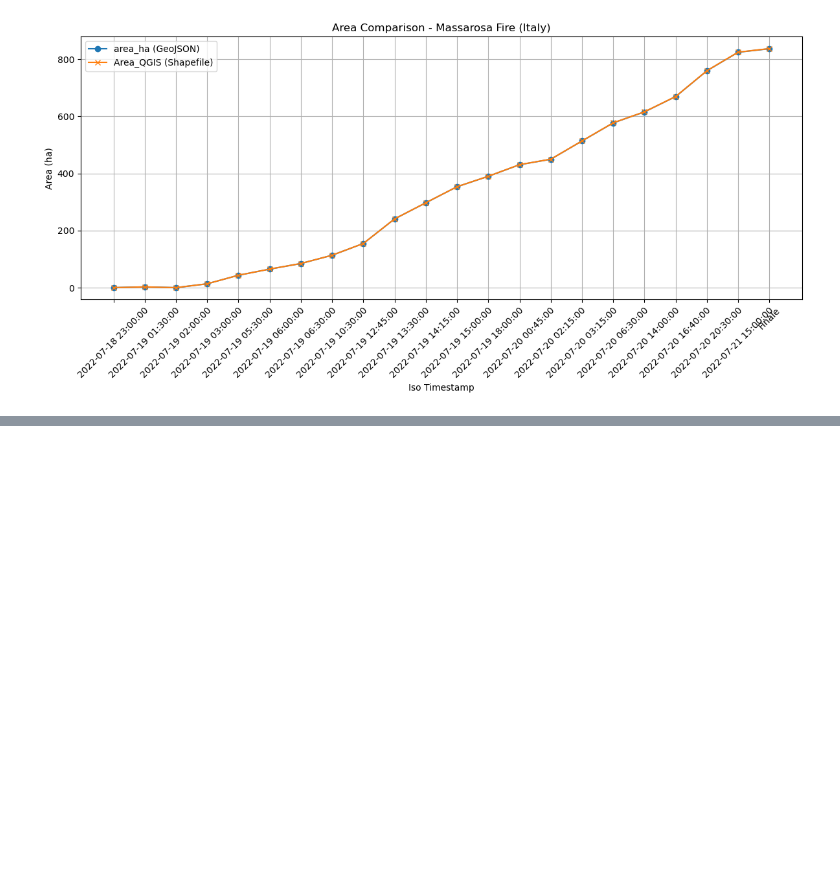
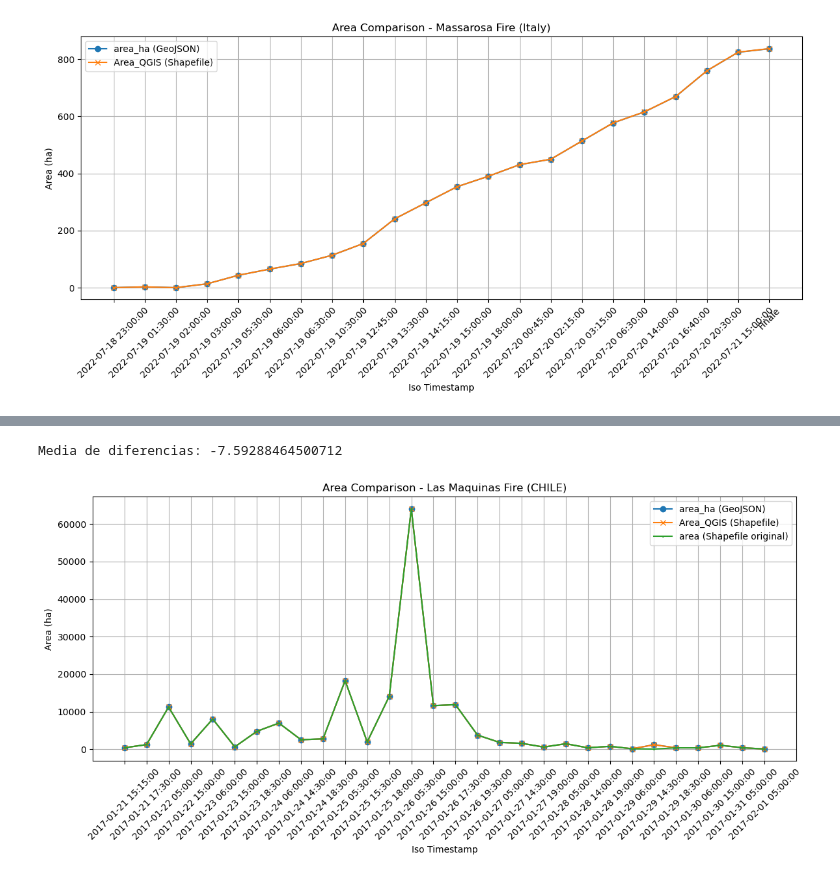
Before and after one commit to PAULA-OLI/Geo_Data_NERO, a Jupyter notebook: Mean_Area_Difference.ipynb, the cells around one changed output, grey strips where cells are left out. Drawn from its saved outputs; the diff is of its cells as text; code cells hidden in the pictures; blank space fills up the shorter version.

```diff
--- a/Mean_Area_Difference.ipynb
+++ b/Mean_Area_Difference.ipynb
@@ -298,0 +439,79 @@ See the caveats in the documentation: https://pandas.pydata.org/pandas-docs/stab
+# %%
+##### LAS MAQUINAS
+
+import geopandas as gpd
+import pandas as pd
+
+# Lee el shapefile
+gdf_shp = gpd.read_file("/home/polivera/Documents/NERO - Database/Chile/Las_Maquinas/Progression_Las_Maquinas_UTM19S.shp")
+
+# Lee el GeoJSON
+gdf_json = gpd.read_file("/home/polivera/Documents/NERO - Database/Reviews GeoJSONs/LasMaquinasFire_new2.geojson")
+
+
+# Convertir ambos atributos a datetime (errors='coerce' convierte 'uncertain'/'nan' en NaT en vez de fallar)
+gdf_shp['date_hour'] = pd.to_datetime(gdf_shp['date_hour'], errors='coerce')
+gdf_json['iso_timestamp'] = pd.to_datetime(gdf_json['iso_timestamp'], errors='coerce')
+
+# Crear copias filtradas SOLO para los cálculos (así no eliminamos filas con NaN en áreas)
+gdf_shp_f = gdf_shp[gdf_shp['date_hour'].notna()]
+gdf_json_f = gdf_json[gdf_json['iso_timestamp'].notna()]
+
+# Seleccionar columnas relevantes (usar las copias filtradas)
+# Incluir 'area' si existe en el shapefile original
+shp_cols = ['date_hour', 'Area_QGIS']
+if 'area' in gdf_shp_f.columns:
+    shp_cols.append('area')   # añadimos la columna 'area' para agrupar/plotear
+else:
+    print("Aviso: la columna 'area' no existe en el shapefile. No se añadirá esa serie al gráfico.")
+
+df_shp = gdf_shp_f[shp_cols]
+df_json = gdf_json_f[['iso_timestamp', 'area_ha']]
+
+# Agrupar áreas por fecha/hora y sumar los valores
+df_shp_grouped = df_shp.groupby('date_hour', as_index=False).sum()
+df_json_grouped = df_json.groupby('iso_timestamp', as_index=False)['area_ha'].sum()
+
+# Realizar el merge por la columna de fecha/hora
+df_merged = pd.merge(
+    df_shp_grouped,
+    df_json_grouped,
+    left_on='date_hour',
+    right_on='iso_timestamp',
+    how='inner'
+)
+
+# Ahora puedes calcular la diferencia y la media de diferencias
+df_merged['diferencia'] = df_merged['Area_QGIS'] - df_merged['area_ha']
+media_diferencias = df_merged['diferencia'].mean()
+print("Media de diferencias:", media_diferencias)
+
+import matplotlib.pyplot as plt
+plt.figure(figsize=(12,6))
+
+# Posiciones numéricas equiespaciadas para X
+posiciones = list(range(len(df_merged)))
+
+# Ploteo de las series existentes
+plt.plot(posiciones, df_merged['area_ha'], marker='o', label='area_ha (GeoJSON)')
+plt.plot(posiciones, df_merged['Area_QGIS'], marker='x', label='Area_QGIS (Shapefile)')
+
+# Si existe la columna 'area' en el DataFrame agrupado, añadirla al gráfico
+plt.plot(posiciones, df_merged['area'], marker='s', markersize=2, markeredgewidth=0.4, label='area (Shapefile original)')
+
+
+plt.xlabel('Iso Timestamp')
+plt.ylabel('Area (ha)')
+plt.title('Area Comparison - Las Maquinas Fire (CHILE)')
+plt.legend()
+plt.grid()
+
+# Formatear etiquetas del eje X con fechas, usando las posiciones equiespaciadas
+fechas = df_merged['date_hour'].dt.strftime('%Y-%m-%d %H:%M:%S').tolist()
+plt.xticks(ticks=posiciones, labels=fechas, rotation=45)
+
+plt.tight_layout()
+plt.show()
+# %% [output]
+Media de diferencias: -7.59288464500712
+[figure, added]
```
Also changed, not shown: parts of 9 cells of this notebook, 1 other file.
